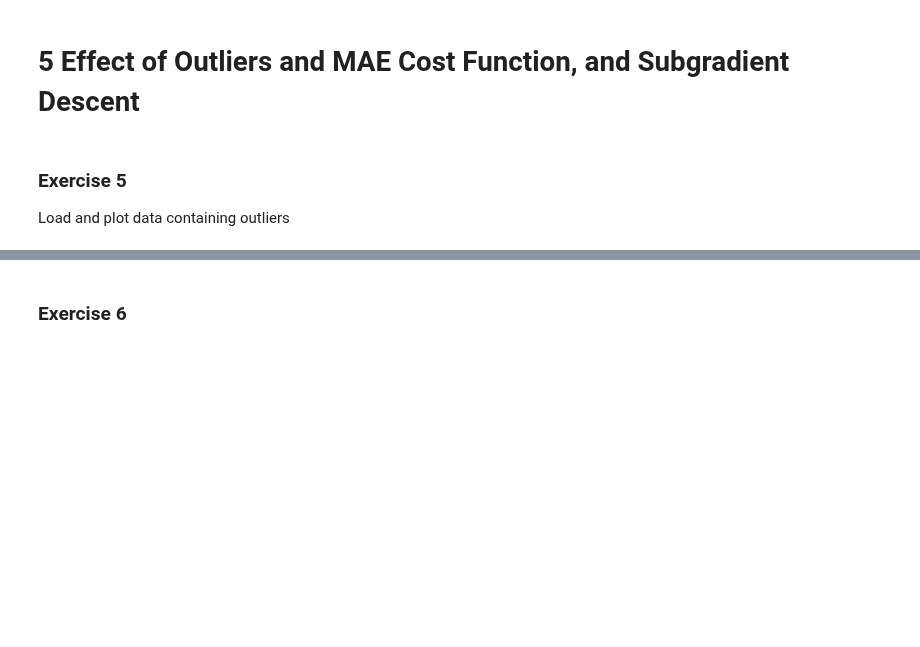
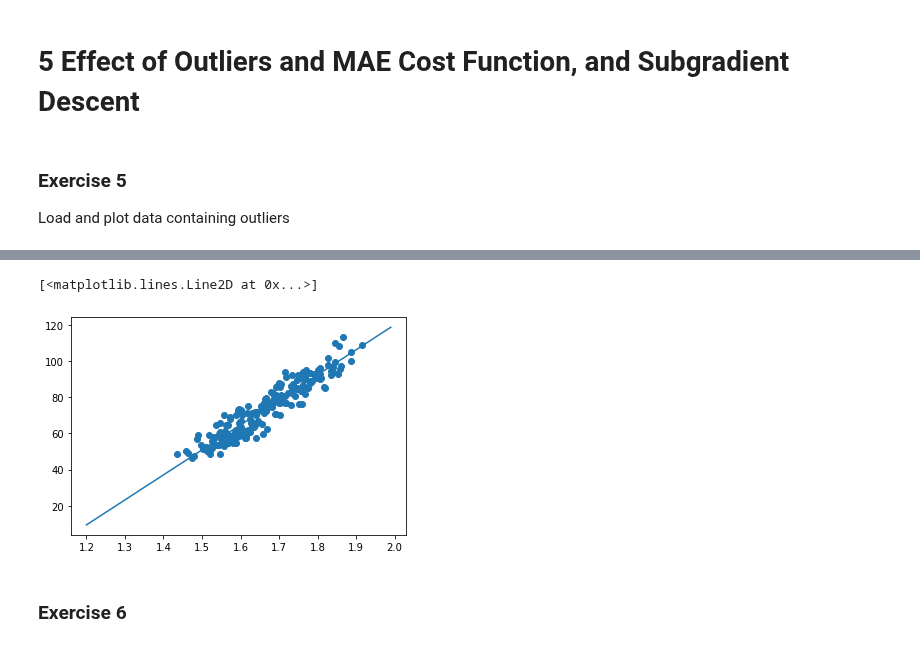
Before and after one commit to epfml/ML_course, a Jupyter notebook: labs/ex02/template/ex02.ipynb, the cells around one changed output, grey strips where cells are left out. Drawn from its saved outputs; the diff is of its cells as text; code cells hidden in the pictures; blank space fills up the shorter version.

```diff
--- a/labs/ex02/template/ex02.ipynb
+++ b/labs/ex02/template/ex02.ipynb
@@ -89,23 +97,25 @@ def compute_gradient(y, tx, w):
+# %%
+def compute_gradient(y, tx, w):
+    """Compute the gradient."""
+    # ***************************************************
+    n = np.shape(tx)[0]
+    error = y - np.dot(tx,w)
+    return - np.dot(tx.T,error)/n
 # %% [markdown]
 Please fill in the functions `gradient_descent` below:
 # %%
 def gradient_descent(y, tx, initial_w, max_iters, gamma):
-    """Gradient descent algorithm."""
+    """Gradient descent algorithm with mse."""
     # Define parameters to store w and loss
     ws = [initial_w]
     losses = []
     w = initial_w
     for n_iter in range(max_iters):
         # ***************************************************
-        # INSERT YOUR CODE HERE
-        # TODO: compute gradient and loss
+        grad = compute_gradient(y, tx, w)
+        loss = compute_loss(y, tx, w, method="mse")
+        w = w - gamma*grad
         # ***************************************************
-        raise NotImplementedError
-        # ***************************************************
-        # INSERT YOUR CODE HERE
-        # TODO: update w by gradient
-        # ***************************************************
-        raise NotImplementedError
         # store w and loss
         ws.append(w)
         losses.append(loss)
@@ -200,3 +241,26 @@ interact(plot_figure, n_iter=IntSlider(min=1, max=len(gradient_ws)))
 ### Exercise 5
 
 Load and plot data containing outliers
+# %%
+height, weight, gender = load_data(sub_sample=True, add_outlier=False)
+x, mean_x, std_x = standardize(height)
+y, tx = build_model_data(x, weight)
+
+plt.scatter(height, weight)
+w_initial = np.array([0,0])
+
+gradient_losses, gradient_ws = gradient_descent(y, tx, w_initial, 50, 0.3)
+w_final = gradient_ws[-1]
+
+#plot
+x_plot = np.arange(1.2,2,0.01)
+x_normalized = (x_plot - mean_x)/std_x #rem: on prend les mean et std des vraies donnée
+plt.plot(x_plot, w_final[0] + x_normalized*w_final[1]) #que le y est fait avec x normalized
+
+
+#prediction(w0, w1, mean_x, std_x):
+ #   """Get the regression line from the model."""
+  #  x = np.arange(1.2, 2, 0.01)
+   # x_normalized = (x - mean_x) / std_x
+    #return x, w0 + w1 * x_normalized
+# %% [output]
@@ -203,3 +284,5 @@ Load and plot data containing outliers
+[<matplotlib.lines.Line2D at 0x...>]
+[figure, added]
 # %% [markdown]
 ### Exercise 6
 # %% [markdown]
```
Also changed, not shown: parts of 21 cells of this notebook, 13 other files.
